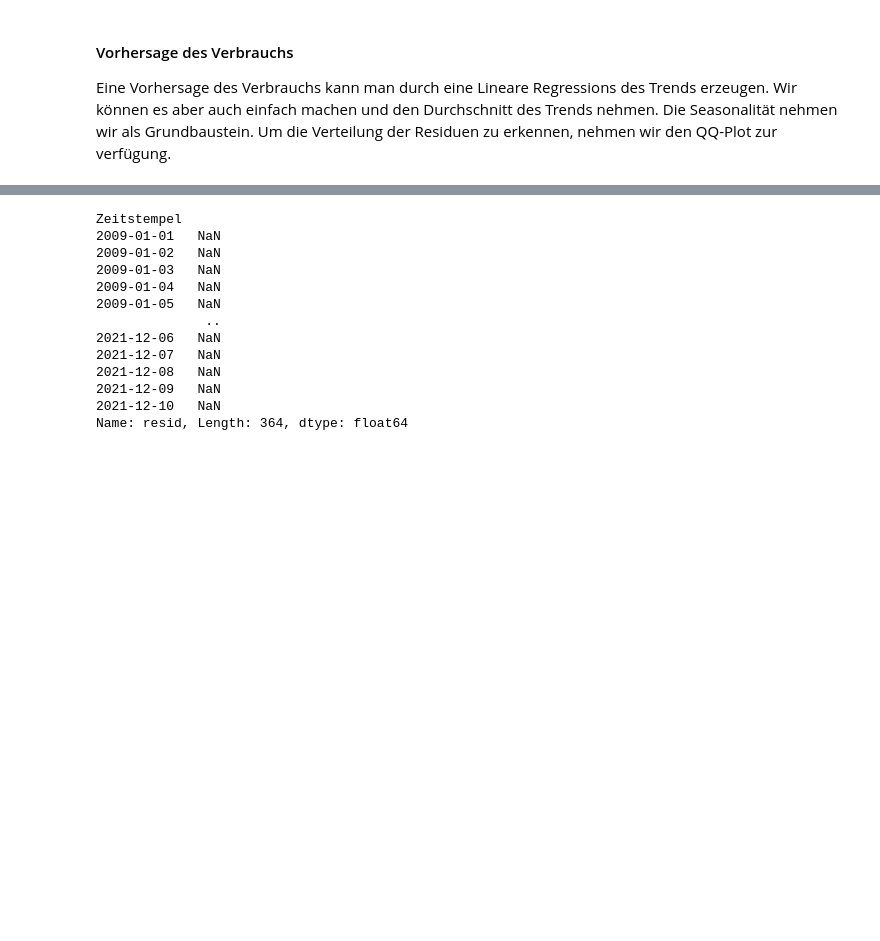
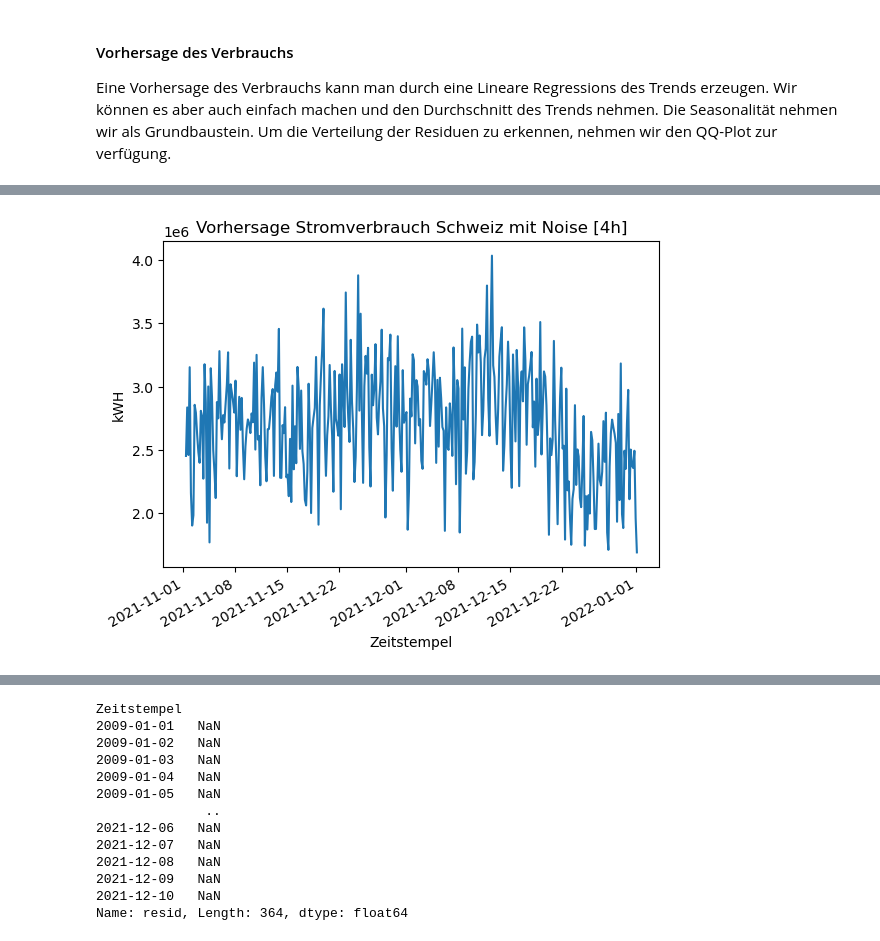
Before and after one commit to kenfus/spz_omc, a Jupyter notebook: main.ipynb, the cells around one changed output, grey strips where cells are left out. Saved outputs shown, nothing was run; the diff lists cells and outputs as text; code cells hidden in the pictures; blank space fills up the shorter version.

```diff
--- a/main.ipynb
+++ b/main.ipynb
@@ -261,0 +263,6 @@ plt.show()
+# %%
+prediction_noise = decompose_result_verbrauch.trend.mean() + prediction + norm_dist.rvs(size=len(prediction), loc=mean, scale=std)
+prediction_noise.tail(365).plot.line(ylabel='kWH', title='Vorhersage Stromverbrauch Schweiz mit Noise [4h]')
+plt.show()
+# %% [output]
+[figure, added]
```
Also changed, not shown: parts of 36 cells of this notebook, 1 other file.
